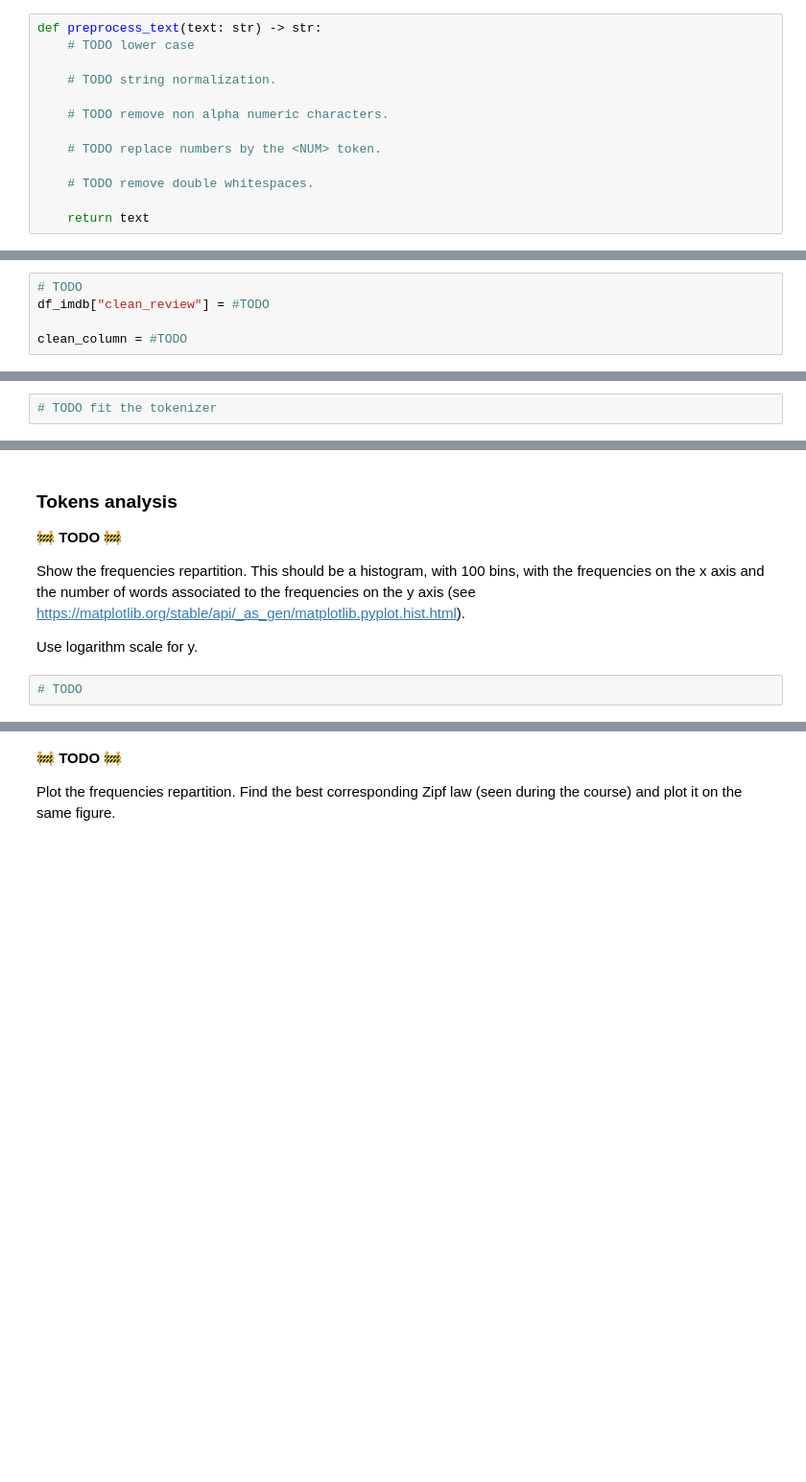
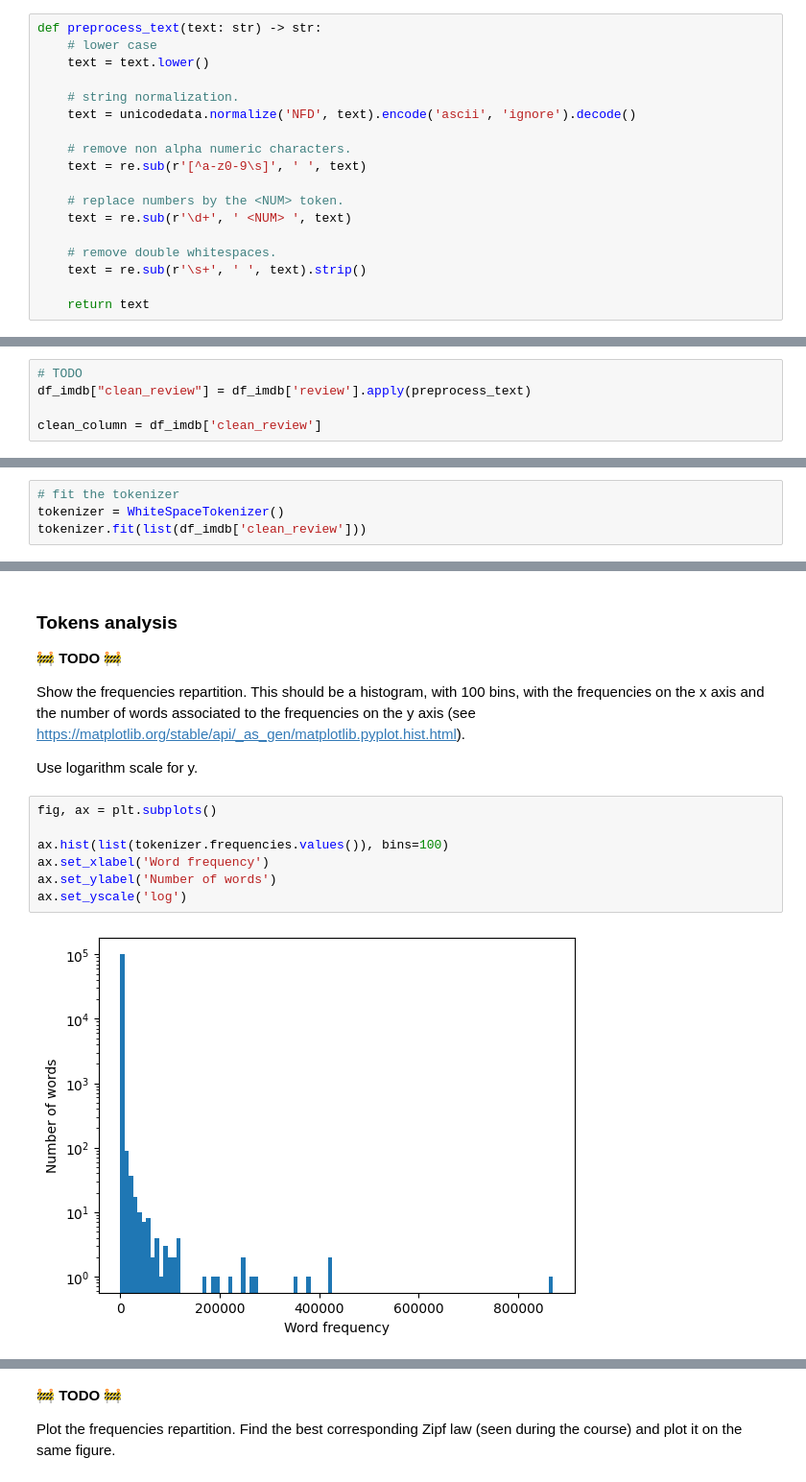
Before and after one commit to abhg86/LLM, a Jupyter notebook: TP1/hw_imdb_text_preprocessing.ipynb, the cells around one changed output, grey strips where cells are left out. Shown at 96% size. Cells and saved outputs as stored; diff of their text form; blank space fills up the shorter version.

```diff
--- a/TP1/hw_imdb_text_preprocessing.ipynb
+++ b/TP1/hw_imdb_text_preprocessing.ipynb
@@ -267,15 +299,20 @@ import unicodedata
 import re
 # %%
 def preprocess_text(text: str) -> str:
-    # TODO lower case
+    # lower case
+    text = text.lower()
 
-    # TODO string normalization.
+    # string normalization.
+    text = unicodedata.normalize('NFD', text).encode('ascii', 'ignore').decode()
 
-    # TODO remove non alpha numeric characters.
+    # remove non alpha numeric characters.
+    text = re.sub(r'[^a-z0-9\s]', ' ', text)
 
-    # TODO replace numbers by the <NUM> token.
+    # replace numbers by the <NUM> token.
+    text = re.sub(r'\d+', ' <NUM> ', text)
 
-    # TODO remove double whitespaces.
+    # remove double whitespaces.
+    text = re.sub(r'\s+', ' ', text).strip()
 
     return text
 # %% [markdown]
@@ -292,12 +329,14 @@ Add column `clean_review` to the dataframe, with the clean text.
 Store the `clean_review` column to the variable `clean_column`.
 # %%
 # TODO
-df_imdb["clean_review"] = #TODO
+df_imdb["clean_review"] = df_imdb['review'].apply(preprocess_text)
 
-clean_column = #TODO
+clean_column = df_imdb['clean_review']
 # %% [markdown]
 🚧 **TODO** 🚧
 
 Run the tokenizer on the clean text and print 50 random tokens.
 # %%
-# TODO fit the tokenizer
+# fit the tokenizer
+tokenizer = WhiteSpaceTokenizer()
+tokenizer.fit(list(df_imdb['clean_review']))
@@ -323,8 +384,15 @@ Show the frequencies repartition.
 This should be a histogram, with 100 bins, with the frequencies on the x axis and the number of words associated to the frequencies on the y axis (see https://matplotlib.org/stable/api/_as_gen/matplotlib.pyplot.hist.html).
 
 Use logarithm scale for y.
-# %%
-# TODO
+# %%
+fig, ax = plt.subplots()
+
+ax.hist(list(tokenizer.frequencies.values()), bins=100)
+ax.set_xlabel('Word frequency')
+ax.set_ylabel('Number of words')
+ax.set_yscale('log')
+# %% [output]
+[figure, added]
 # %% [markdown]
 🚧 **Question** 🚧
 
```
Also changed, not shown: parts of 29 cells of this notebook, 1 other file.
